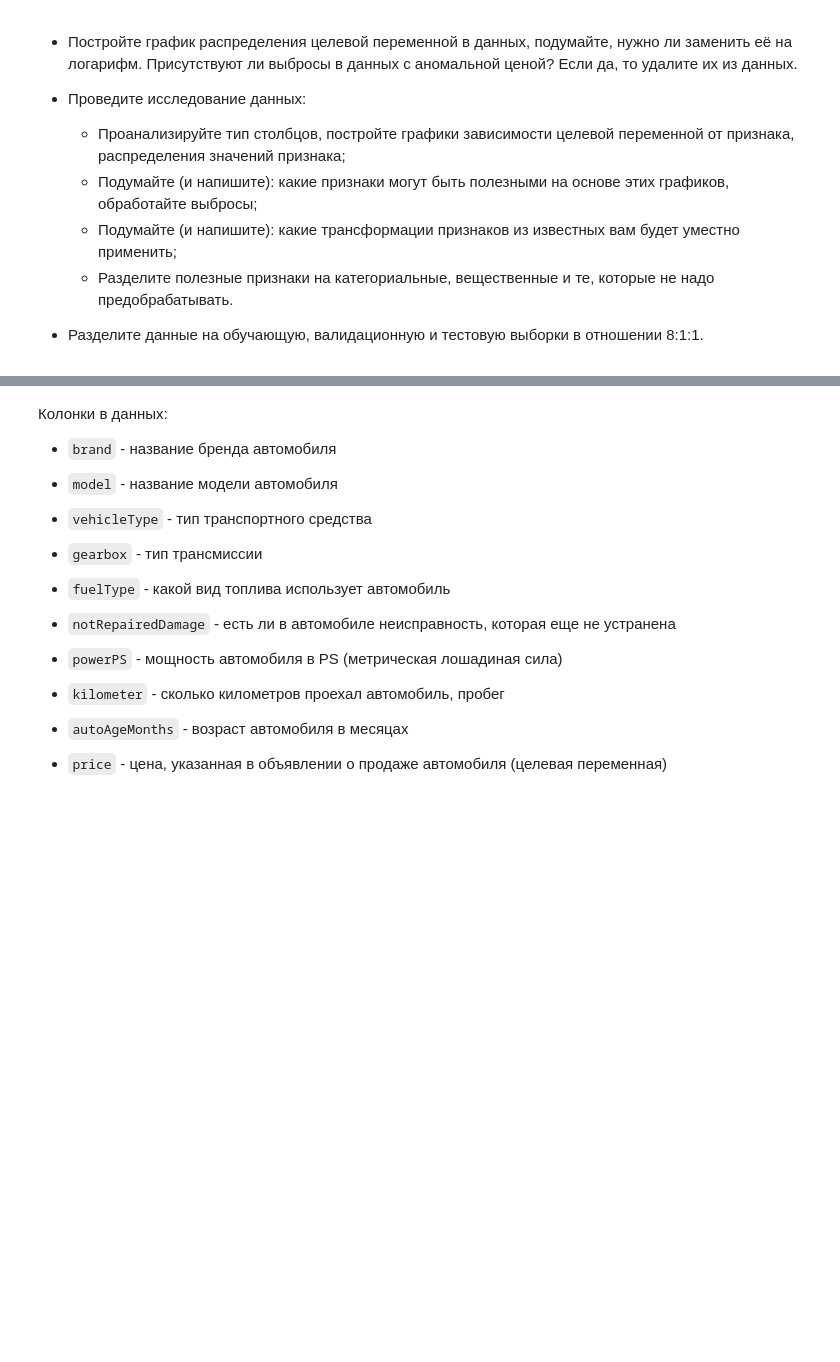
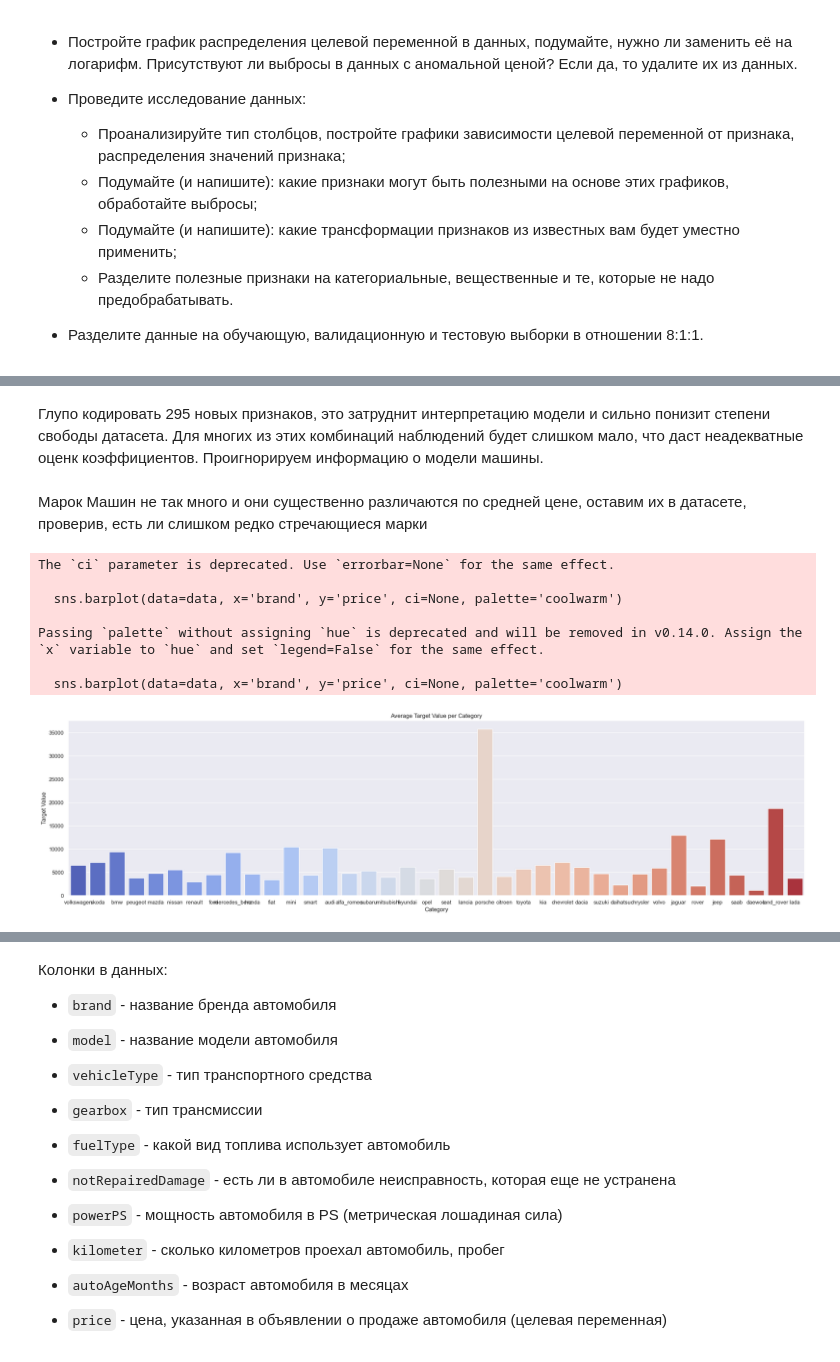
Before and after one commit to AndreiPolischuk/ML_HOMEWORKS, a Jupyter notebook: homework-practice-03-gd/homework-practice-03-gd.ipynb, the cells around one changed output, grey strips where cells are left out. Cells and saved outputs as stored; diff of their text form; code cells hidden in the pictures; blank space fills up the shorter version.

```diff
--- a/homework-practice-03-gd/homework-practice-03-gd.ipynb
+++ b/homework-practice-03-gd/homework-practice-03-gd.ipynb
@@ -336,0 +373,23 @@ data.head()
+# %% [markdown]
+Глупо кодировать 295 новых признаков, это затруднит интерпретацию модели и сильно понизит степени свободы датасета. Для многих из этих комбинаций наблюдений будет слишком мало, что даст неадекватные оценк коэффициентов. Проигнорируем информацию о модели машины.
+# %% [markdown]
+Марок Машин не так много и они существенно различаются по средней цене, оставим их в датасете, проверив, есть ли слишком редко стречающиеся марки
+# %%
+plt.figure(figsize=(22, 6))
+sns.barplot(data=data, x='brand', y='price', ci=None, palette='coolwarm')
+
+plt.title('Average Target Value per Category')
+plt.xlabel('Category')
+plt.ylabel('Target Value')
+plt.tight_layout()
+
+plt.show()
+# %% [output]
+The `ci` parameter is deprecated. Use `errorbar=None` for the same effect.
+
+  sns.barplot(data=data, x='brand', y='price', ci=None, palette='coolwarm')
+
+Passing `palette` without assigning `hue` is deprecated and will be removed in v0.14.0. Assign the `x` variable to `hue` and set `legend=False` for the same effect.
+
+  sns.barplot(data=data, x='brand', y='price', ci=None, palette='coolwarm')
+[figure, added]
```
Also changed, not shown: parts of 29 cells of this notebook.
